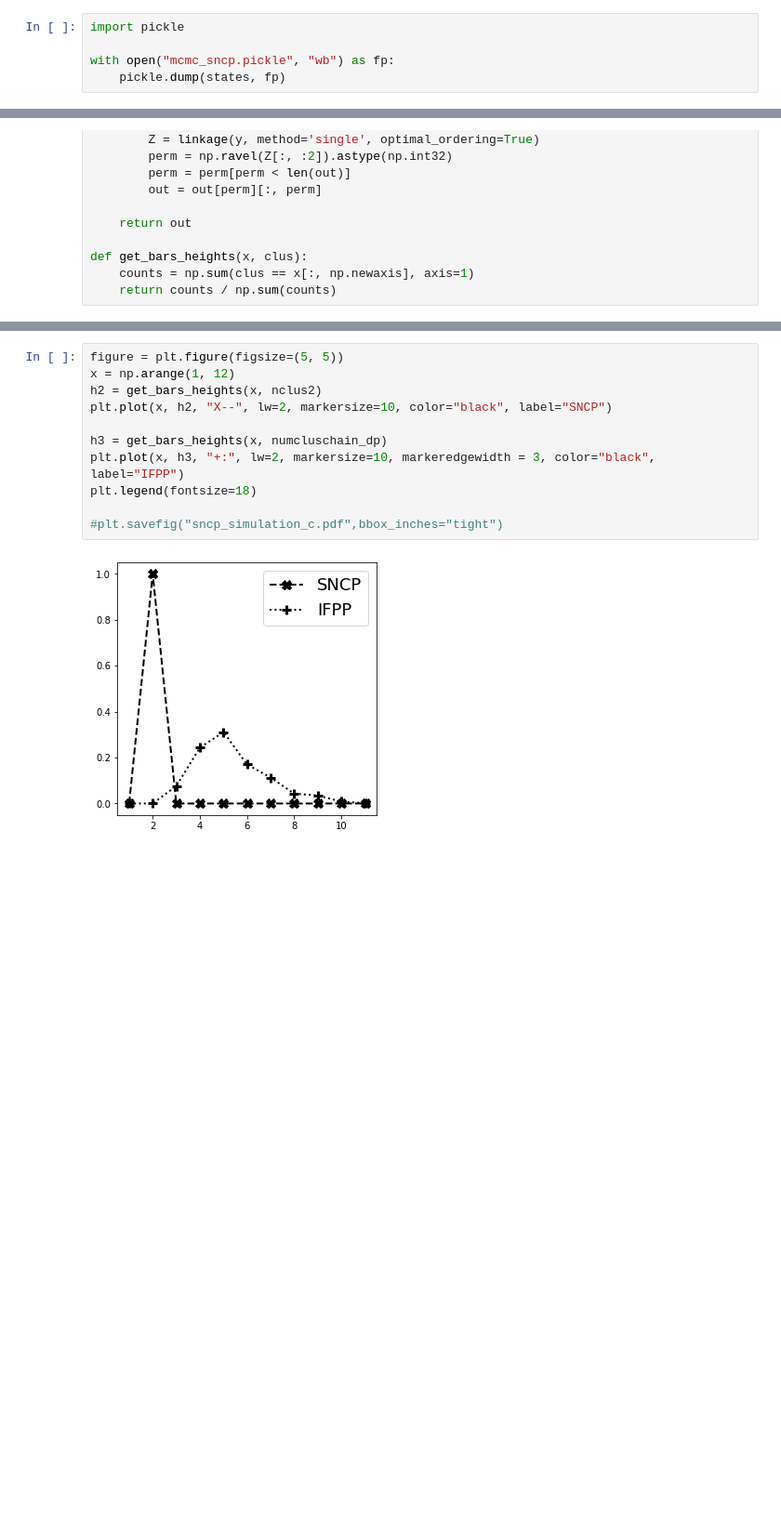
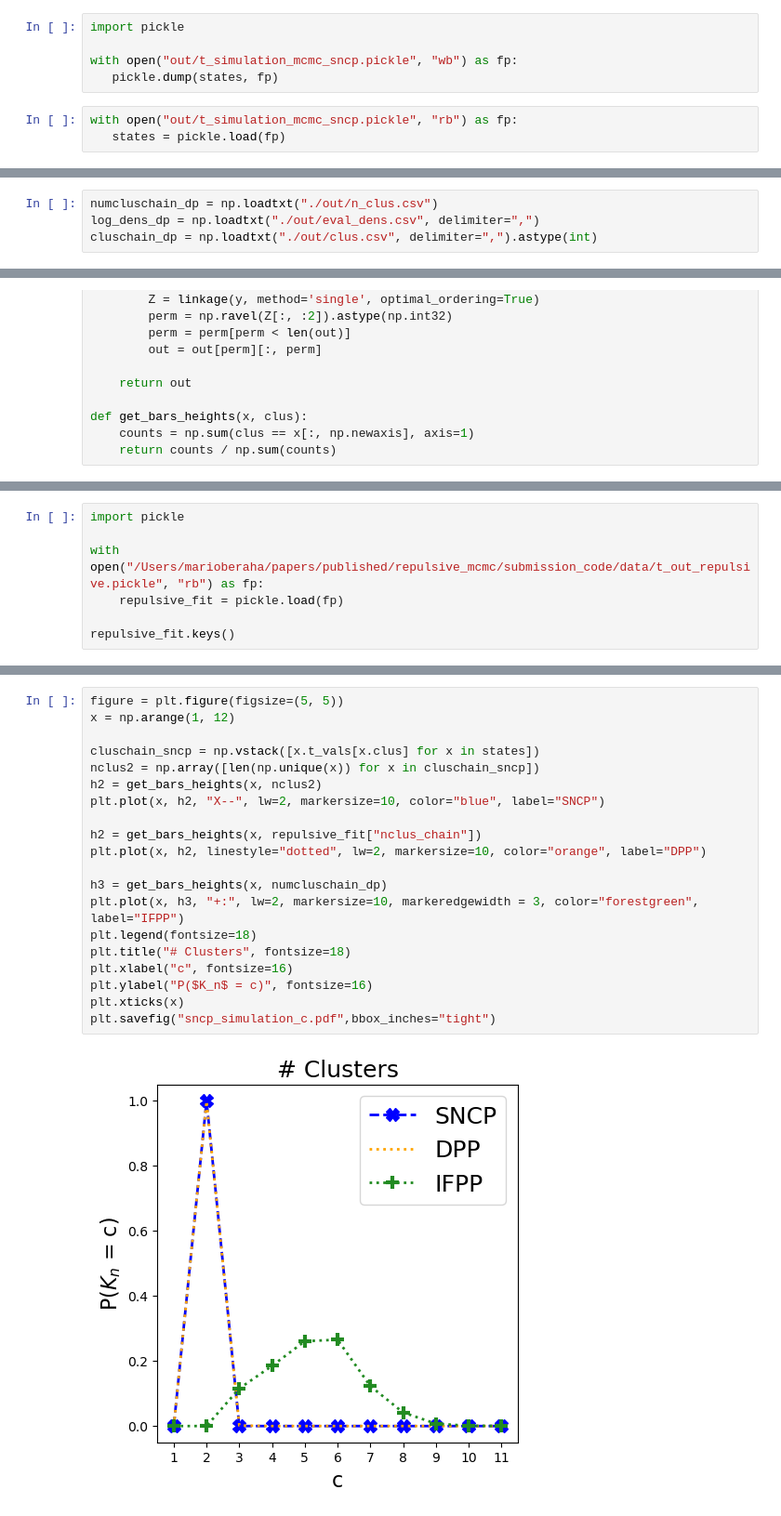
Before and after one commit to mberaha/interacting_mixtures, a Jupyter notebook: SNCP Simulation.ipynb, the cells around one changed output, grey strips where cells are left out. Shown: that part at 93% size. Drawn from its saved outputs; the diff is of its cells as text; blank space fills up the shorter version.

```diff
--- a/SNCP Simulation.ipynb
+++ b/SNCP Simulation.ipynb
@@ -87,8 +107,11 @@ for i in range(1000):
 # %%
 import pickle
 
-with open("mcmc_sncp.pickle", "wb") as fp:
-    pickle.dump(states, fp)
+with open("out/t_simulation_mcmc_sncp.pickle", "wb") as fp:
+   pickle.dump(states, fp)
+# %%
+with open("out/t_simulation_mcmc_sncp.pickle", "rb") as fp:
+   states = pickle.load(fp)
 # %%
 grid = np.linspace(-15, 15, 1000)
 
@@ -181,3 +195,7 @@ Computing Frobenius norm error...
+# %%
+numcluschain_dp = np.loadtxt("./out/n_clus.csv")
+log_dens_dp = np.loadtxt("./out/eval_dens.csv", delimiter=",")
+cluschain_dp = np.loadtxt("./out/clus.csv", delimiter=",").astype(int)
 # %%
 from scipy.cluster.hierarchy import linkage
 
@@ -231,0 +223,7 @@ axes[3].legend(fontsize=18, ncol=1)
+# %%
+import pickle
+
+with open("/Users/marioberaha/papers/published/repulsive_mcmc/submission_code/data/t_out_repulsive.pickle", "rb") as fp:
+    repulsive_fit = pickle.load(fp)
+
+repulsive_fit.keys()
@@ -244,13 +264,22 @@ plt.imshow(get_psm(cluschain_sncp, False), cmap="Greys")
 # %%
 figure = plt.figure(figsize=(5, 5))
 x = np.arange(1, 12)
+
+cluschain_sncp = np.vstack([x.t_vals[x.clus] for x in states])
+nclus2 = np.array([len(np.unique(x)) for x in cluschain_sncp])
 h2 = get_bars_heights(x, nclus2)
-plt.plot(x, h2, "X--", lw=2, markersize=10, color="black", label="SNCP")
+plt.plot(x, h2, "X--", lw=2, markersize=10, color="blue", label="SNCP")
+
+h2 = get_bars_heights(x, repulsive_fit["nclus_chain"])
+plt.plot(x, h2, linestyle="dotted", lw=2, markersize=10, color="orange", label="DPP")
 
 h3 = get_bars_heights(x, numcluschain_dp)
-plt.plot(x, h3, "+:", lw=2, markersize=10, markeredgewidth = 3, color="black", label="IFPP")
+plt.plot(x, h3, "+:", lw=2, markersize=10, markeredgewidth = 3, color="forestgreen", label="IFPP")
 plt.legend(fontsize=18)
-
-#plt.savefig("sncp_simulation_c.pdf",bbox_inches="tight")
+plt.title("# Clusters", fontsize=18)
+plt.xlabel("c", fontsize=16)
+plt.ylabel("P($K_n$ = c)", fontsize=16)
+plt.xticks(x)
+plt.savefig("sncp_simulation_c.pdf",bbox_inches="tight")
 # %% [output]
-[figure, old version]
+[figure, new version]
```
Also changed, not shown: parts of 33 cells of this notebook, 3 other files.
